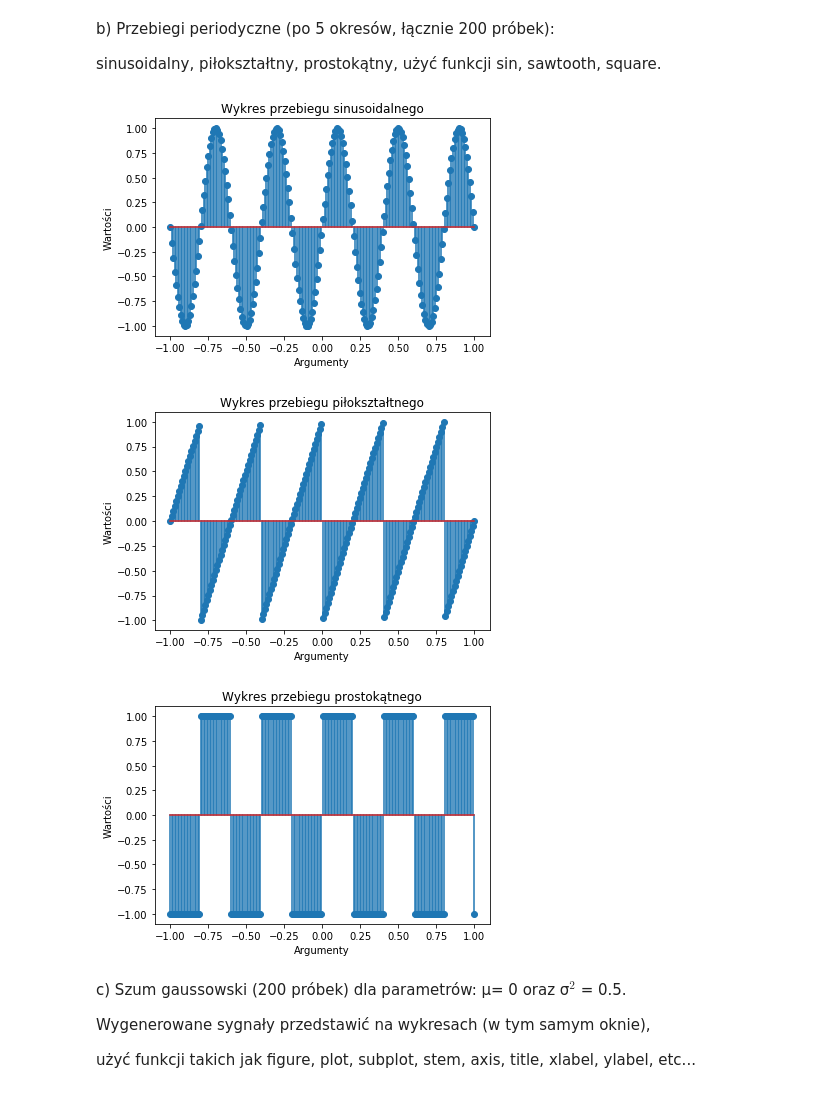
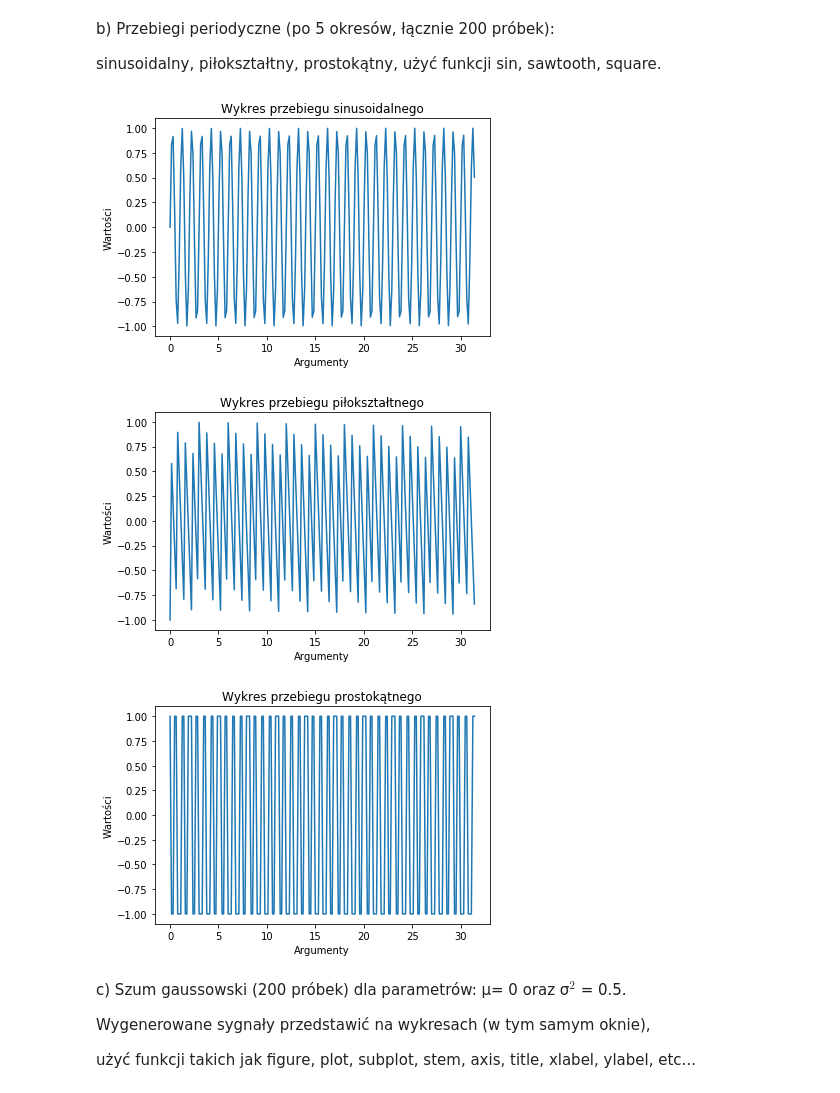
Before and after one commit to WojciechMojsiejuk/PB_INF_SEM_3, a Jupyter notebook: PrzetwarzanieSygnalow/Ćwiczenie2.ipynb, the cells around one changed output. Cells and saved outputs as stored; diff of their text form; code cells hidden in the pictures.

```diff
--- a/PrzetwarzanieSygnalow/Ćwiczenie2.ipynb
+++ b/PrzetwarzanieSygnalow/Ćwiczenie2.ipynb
@@ -34,30 +27,30 @@ sinusoidalny, piłokształtny, prostokątny, użyć funkcji sin, sawtooth, squar
 # %%
 import matplotlib.pyplot as plt
 import numpy as np
 from scipy import signal
-x=np.linspace(-1,1,200)
-y=np.sin(5*np.pi*x)
-z=signal.sawtooth(5*np.pi*x)
-c=signal.square(5*np.pi*x)
-plt.stem(x,y)
+x=np.linspace(0,10*np.pi,200)
+y=np.sin(2*np.pi*x)
+z=signal.sawtooth(10*np.pi*x)
+c=signal.square(10*np.pi*x)
+plt.plot(x,y)
 plt.title("Wykres przebiegu sinusoidalnego")
 plt.xlabel("Argumenty")
 plt.ylabel("Wartości")
 plt.show()
 plt.title("Wykres przebiegu piłokształtnego")
 plt.xlabel("Argumenty")
 plt.ylabel("Wartości")
-plt.stem(x,z)
+plt.plot(x,z)
 plt.show()
 plt.title("Wykres przebiegu prostokątnego")
 plt.xlabel("Argumenty")
 plt.ylabel("Wartości")
-plt.stem(x,c)
+plt.plot(x,c)
 plt.show()
 # %% [output]
-[figure, old version]
+[figure, new version]
-[figure, old version]
+[figure, new version]
-[figure, old version]
+[figure, new version]
 # %% [markdown]
 c) Szum gaussowski (200 próbek) dla parametrów: μ= 0 oraz σ$^2$ = 0.5.
 
```
Also changed, not shown: parts of 11 cells of this notebook, 3 other files.
